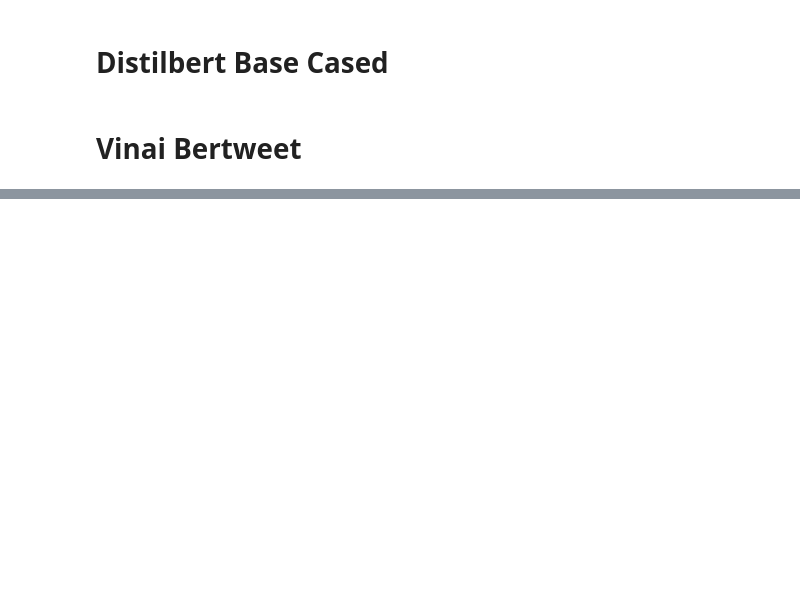
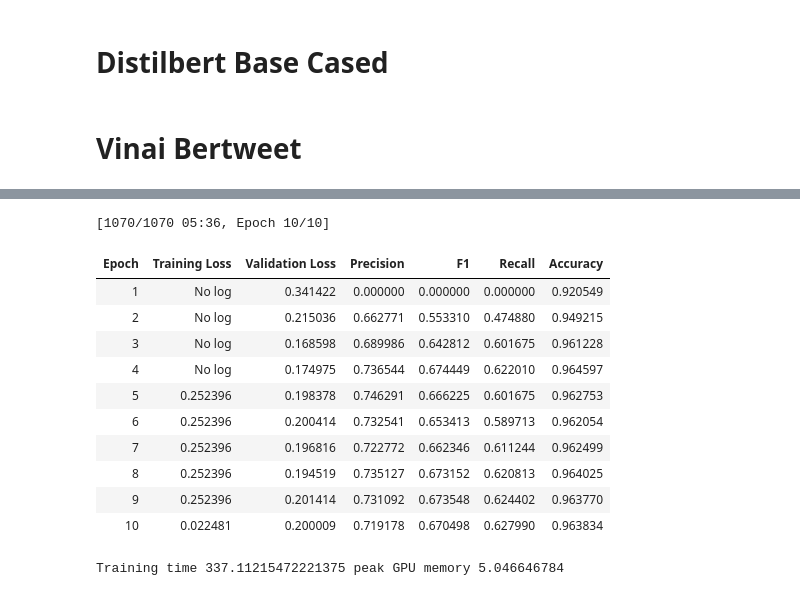
Before and after one commit to TheFaridKarami/farid-ai-lab, a Jupyter notebook: projects/nlp/wnut17-robust-ner/notebooks/wnut17_multi_model_ner.ipynb, the cells around one changed output, grey strips where cells are left out. Cells and saved outputs as stored; diff of their text form; code cells hidden in the pictures; blank space fills up the shorter version.

```diff
--- a/projects/nlp/wnut17-robust-ner/notebooks/wnut17_multi_model_ner.ipynb
+++ b/projects/nlp/wnut17-robust-ner/notebooks/wnut17_multi_model_ner.ipynb
@@ -576,0 +434,2 @@ for original, labels in zip(wnut[split], tokenize_dis[split]["labels"]):
+# %%
+vin_model = AutoModelForTokenClassification.from_pretrained(MODEL_NAME, id2label= id2label, label2id=label2id, num_labels = len(label_list))
@@ -576,0 +455,57 @@ for original, labels in zip(wnut[split], tokenize_dis[split]["labels"]):
+# %%
+vin_collator = DataCollatorForTokenClassification(tok_vin)
+# %%
+vin_args = TrainingArguments(
+    output_dir = "bertweet_base_ckpt",
+    per_device_train_batch_size = 32,
+    per_device_eval_batch_size = 64,
+    save_strategy = "epoch",
+    eval_strategy = "epoch",
+    num_train_epochs = 10,
+    learning_rate = 5e-5,
+    fp16 = True,
+    report_to = "none",
+    weight_decay = 0.01,
+    load_best_model_at_end = True,
+    warmup_steps = 107,
+    save_total_limit = 1,
+    metric_for_best_model = "f1",
+    seed = 42,
+    greater_is_better = True
+
+)
+# %%
+vin_trainer = Trainer(
+    model = vin_model,
+    args = vin_args,
+    data_collator = vin_collator,
+    compute_metrics = compute_metrics,
+    train_dataset = vin_tokenized["train"],
+    eval_dataset = vin_tokenized["validation"],
+    processing_class = tok_vin,
+
+)
+
+torch.cuda.reset_peak_memory_stats()
+
+t0 = time.time()
+vin_trainer.train()
+train_time = time.time() - t0
+
+peak_gb = torch.cuda.max_memory_allocated() / 1e9
+
+print("Training time", train_time, "peak GPU memory", peak_gb)
+# %% [output]
+[1070/1070 05:36, Epoch 10/10]
+| Epoch | Training Loss | Validation Loss | Precision | F1 | Recall | Accuracy |
+| 1 | No log | 0.341422 | 0.000000 | 0.000000 | 0.000000 | 0.920549 |
+| 2 | No log | 0.215036 | 0.662771 | 0.553310 | 0.474880 | 0.949215 |
+| 3 | No log | 0.168598 | 0.689986 | 0.642812 | 0.601675 | 0.961228 |
+| 4 | No log | 0.174975 | 0.736544 | 0.674449 | 0.622010 | 0.964597 |
+| 5 | 0.252396 | 0.198378 | 0.746291 | 0.666225 | 0.601675 | 0.962753 |
+| 6 | 0.252396 | 0.200414 | 0.732541 | 0.653413 | 0.589713 | 0.962054 |
+| 7 | 0.252396 | 0.196816 | 0.722772 | 0.662346 | 0.611244 | 0.962499 |
+| 8 | 0.252396 | 0.194519 | 0.735127 | 0.673152 | 0.620813 | 0.964025 |
+| 9 | 0.252396 | 0.201414 | 0.731092 | 0.673548 | 0.624402 | 0.963770 |
+| 10 | 0.022481 | 0.200009 | 0.719178 | 0.670498 | 0.627990 | 0.963834 |
+Training time 337.11215472221375 peak GPU memory 5.046646784
```
Also changed, not shown: parts of 22 cells of this notebook.
